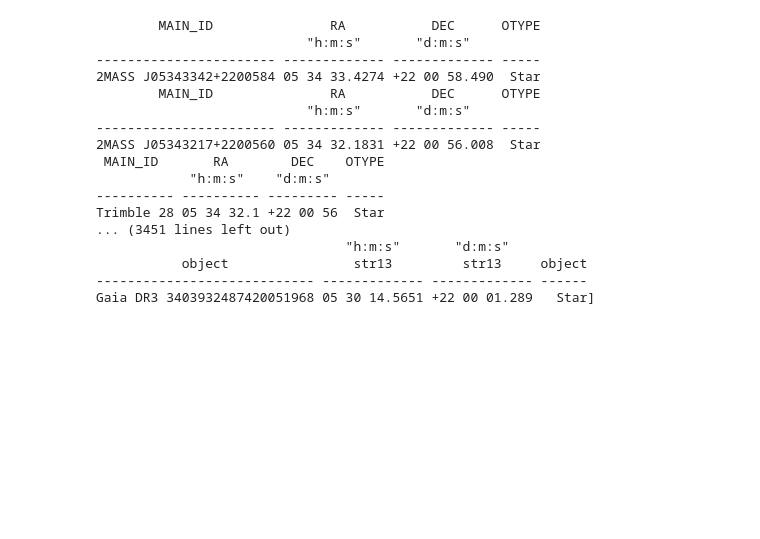
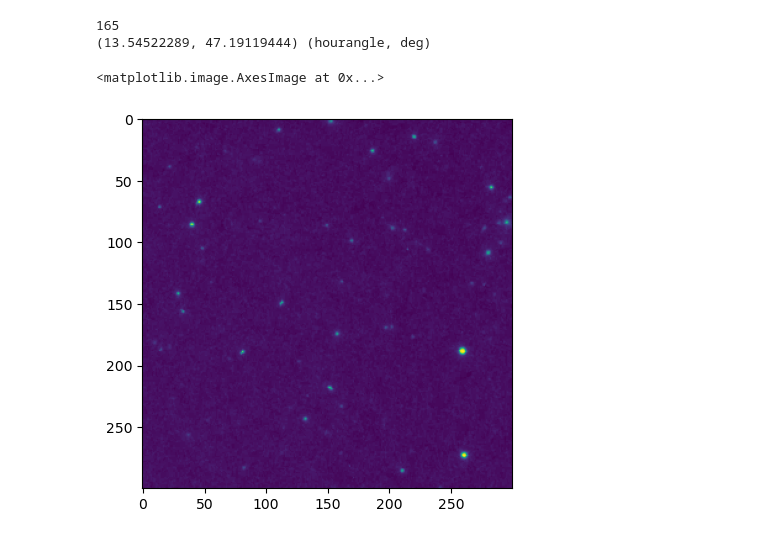
Before and after one commit to pirgalim/Glenlea-SAW, a Jupyter notebook: notebooks/skyplot.ipynb, the cells around one changed output. Drawn from its saved outputs; the diff is of its cells as text; code cells hidden in the pictures; blank space fills up the shorter version.

```diff
--- a/notebooks/skyplot.ipynb
+++ b/notebooks/skyplot.ipynb
@@ -121,33 +122,27 @@ Trimble 28 05 34 32.1 +22 00 56  Star
 # %%
 Simbad.reset_votable_fields()
 Simbad.add_votable_fields('otype')
 count = 0
 
 new_list = []
 for r in results:
-    if "Star" in r["OTYPE"]:
-        print(r["MAIN_ID", "RA", "DEC", "OTYPE"])
+    if "Galaxy" in r["OTYPE"]:
+        # print(r["MAIN_ID", "RA", "DEC", "OTYPE"])
         new_list.append(r["MAIN_ID", "RA", "DEC", "OTYPE"])
         count += 1
 print(count)
 
 
-print(new_list)
+# print(new_list[0])
+
+test = SkyCoord(ra=new_list[-1]["RA"], dec=new_list[0]["DEC"], unit=(u.hourangle, u.deg), frame="icrs")
+print(test.data)
+
+a = SkyView.get_images(position=test, survey=["DSS"])[0][0]
+norm = simple_norm(image.data, 'linear')
+plt.imshow(a.data, norm=norm)
 # %% [output]
-        MAIN_ID               RA           DEC      OTYPE
-                           "h:m:s"       "d:m:s"
------------------------ ------------- ------------- -----
-2MASS J05343342+2200584 05 34 33.4274 +22 00 58.490  Star
-        MAIN_ID               RA           DEC      OTYPE
-                           "h:m:s"       "d:m:s"
------------------------ ------------- ------------- -----
-2MASS J05343217+2200560 05 34 32.1831 +22 00 56.008  Star
- MAIN_ID       RA        DEC    OTYPE
-            "h:m:s"    "d:m:s"
----------- ---------- --------- -----
-Trimble 28 05 34 32.1 +22 00 56  Star
-... (3451 lines left out)
-                                "h:m:s"       "d:m:s"
-           object                str13         str13     object
----------------------------- ------------- ------------- ------
-Gaia DR3 3403932487420051968 05 30 14.5651 +22 00 01.289   Star]
+165
+(13.54522289, 47.19119444) (hourangle, deg)
+<matplotlib.image.AxesImage at 0x...>
+[figure, added]
```
Also changed, not shown: parts of 2 cells of this notebook.
